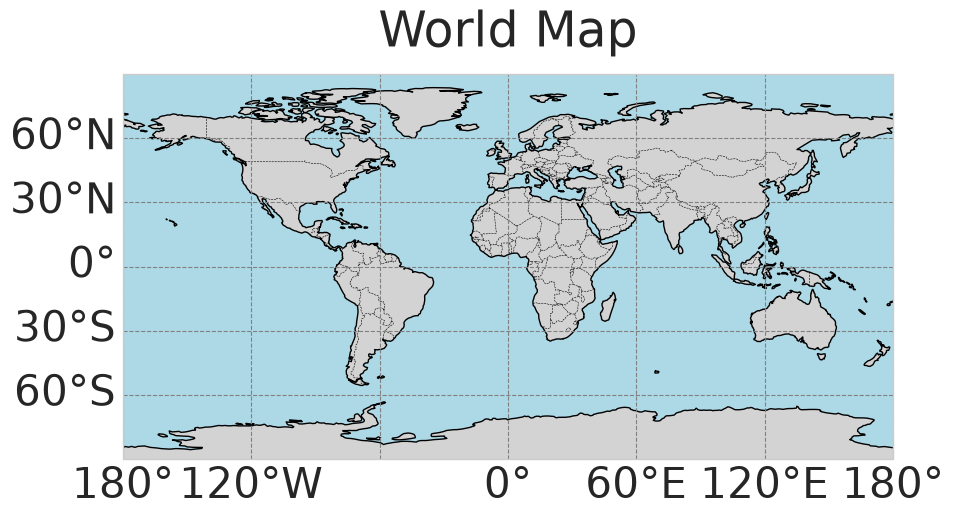
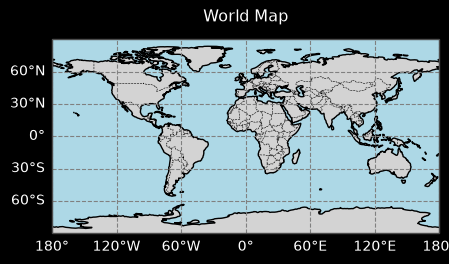
The change to this notebook cell's code, shown as a diff; its figure went from the first image to the second:
--- before
+++ after
@@ -2,8 +2,8 @@
 import cartopy.feature as cfeature
 
-scientifig.use_style("paper", width=1.0)
+scientifig.use_style("paper", width=1.0, background="black")
 
 fig, ax = scientifig.create_figure(
-    figsize=(15, 5), subplot_kw={"projection": ccrs.PlateCarree()}
+    figsize=(5, 5), subplot_kw={"projection": ccrs.PlateCarree()}
 )
 
@@ -18,5 +18,5 @@
 ax.set_title("World Map", y=1.05)
 
-scientifig.scale_fonts(fig)
-scientifig.savefig(fig, "testplots/world_map")
+
+# scientifig.savefig(fig, "testplots/world_map")
 plt.show()

Commit: simplify workflow and clarify doc